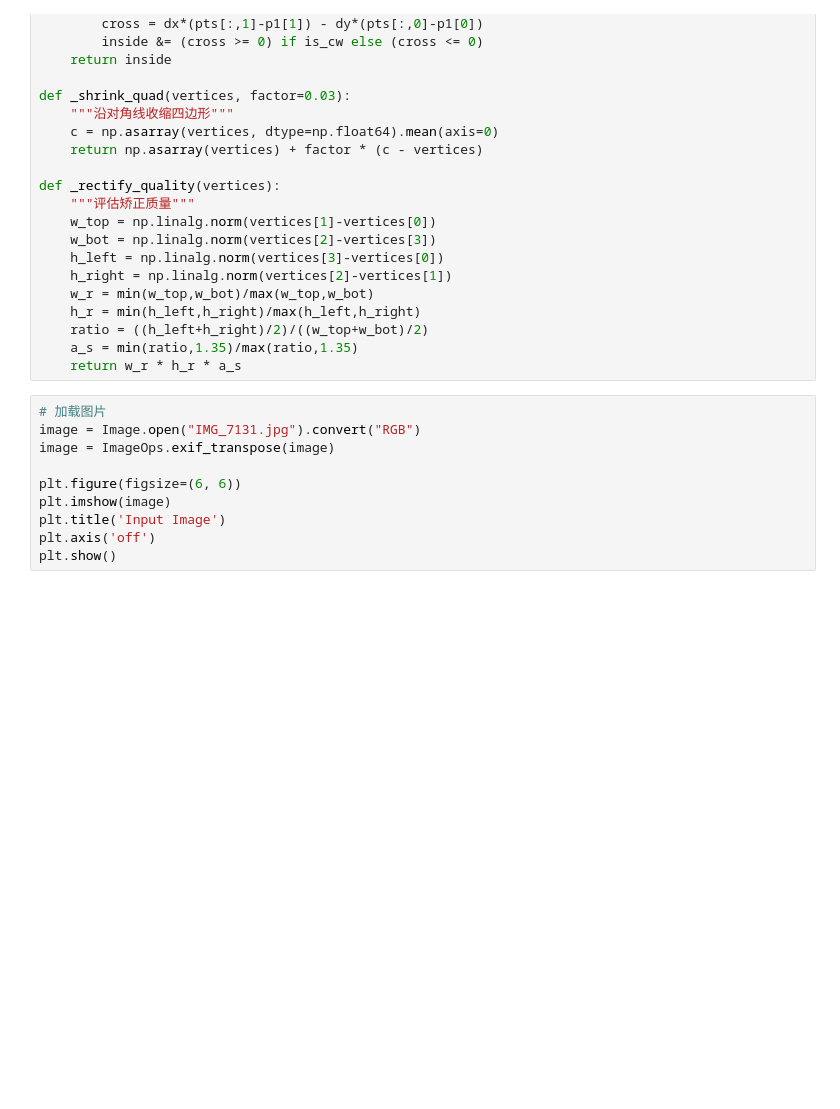
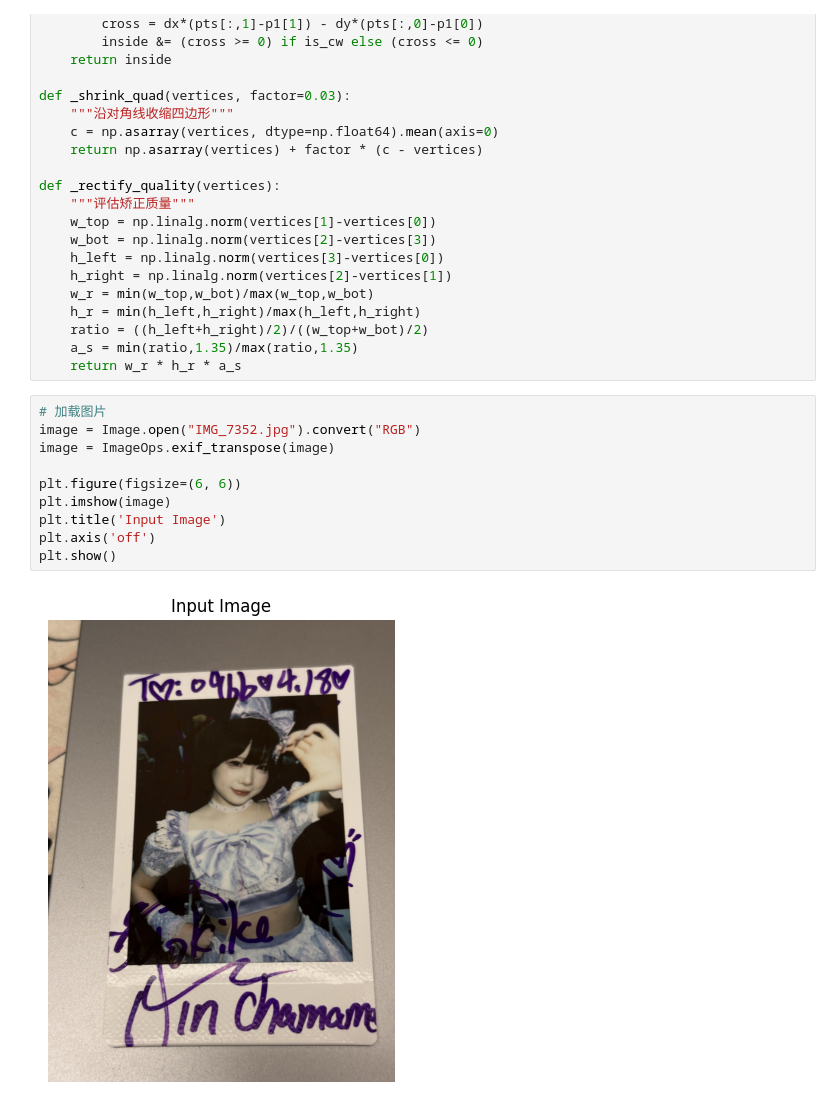
Before and after one commit to czhovo/cheki, a Jupyter notebook: pipeline.ipynb, the cells around one changed output. Cells and saved outputs as stored; diff of their text form; blank space fills up the shorter version.

```diff
--- a/pipeline.ipynb
+++ b/pipeline.ipynb
@@ -53,14 +55,16 @@ def _rectify_quality(vertices):
     return w_r * h_r * a_s
 # %%
 # 加载图片
-image = Image.open("IMG_7131.jpg").convert("RGB")
+image = Image.open("IMG_7352.jpg").convert("RGB")
 image = ImageOps.exif_transpose(image)
 
 plt.figure(figsize=(6, 6))
 plt.imshow(image)
 plt.title('Input Image')
 plt.axis('off')
 plt.show()
+# %% [output]
+[figure, added]
 # %%
 # ===== 3a. SAM3 分割拍立得纸框 =====
 prompt = "polaroid photo paper frame"
```
Also changed, not shown: parts of 9 cells of this notebook, 44 other files.
